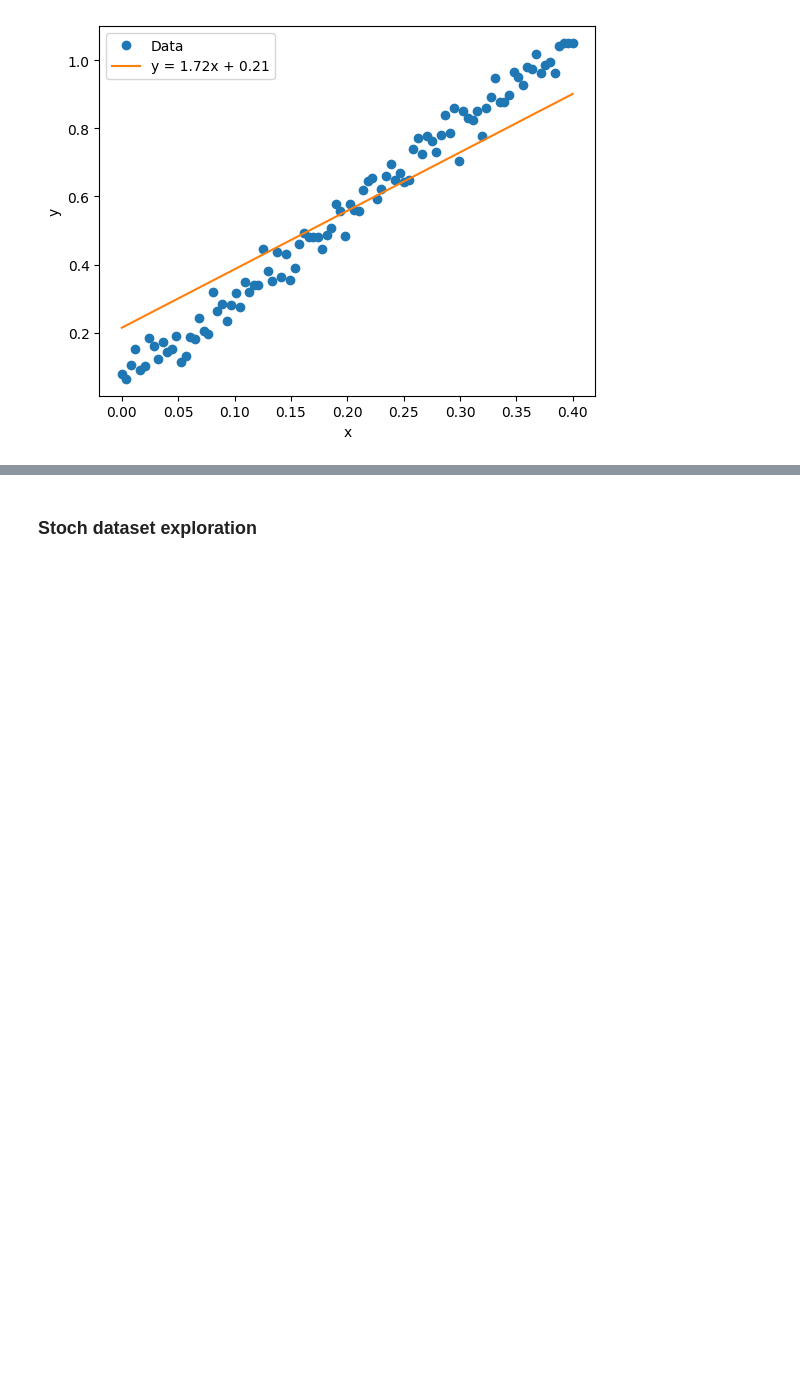
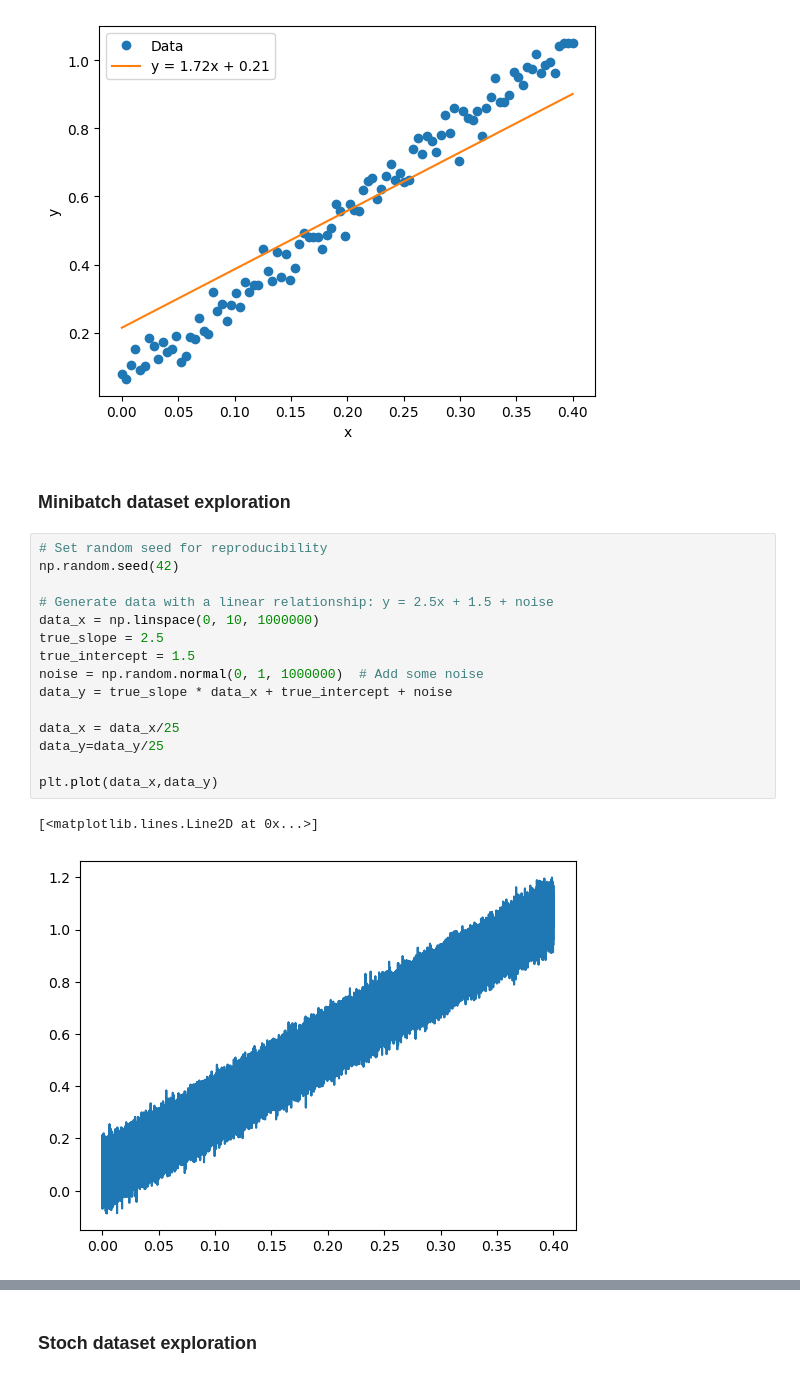
Before and after one commit to GreenCurve/prj-fin, a Jupyter notebook: 01_Floating_point_numbers.ipynb, the cells around one changed output, grey strips where cells are left out. Saved outputs shown, nothing was run; the diff lists cells and outputs as text; blank space fills up the shorter version.

Commit message:
minibatch done

```diff
--- a/01_Floating_point_numbers.ipynb
+++ b/01_Floating_point_numbers.ipynb
@@ -140,3 +173,23 @@ plt.ylabel('y')
 plt.show()
 # %% [output]
 [figure]
+# %% [markdown]
+### Minibatch dataset exploration
+# %%
+# Set random seed for reproducibility
+np.random.seed(42)
+
+# Generate data with a linear relationship: y = 2.5x + 1.5 + noise
+data_x = np.linspace(0, 10, 1000000)
+true_slope = 2.5
+true_intercept = 1.5
+noise = np.random.normal(0, 1, 1000000)  # Add some noise
+data_y = true_slope * data_x + true_intercept + noise
+
+data_x = data_x/25
+data_y=data_y/25
+
+plt.plot(data_x,data_y)
+# %% [output]
+[<matplotlib.lines.Line2D at 0x...>]
+[figure, added]
```
Also changed, not shown: parts of 11 cells of this notebook.
